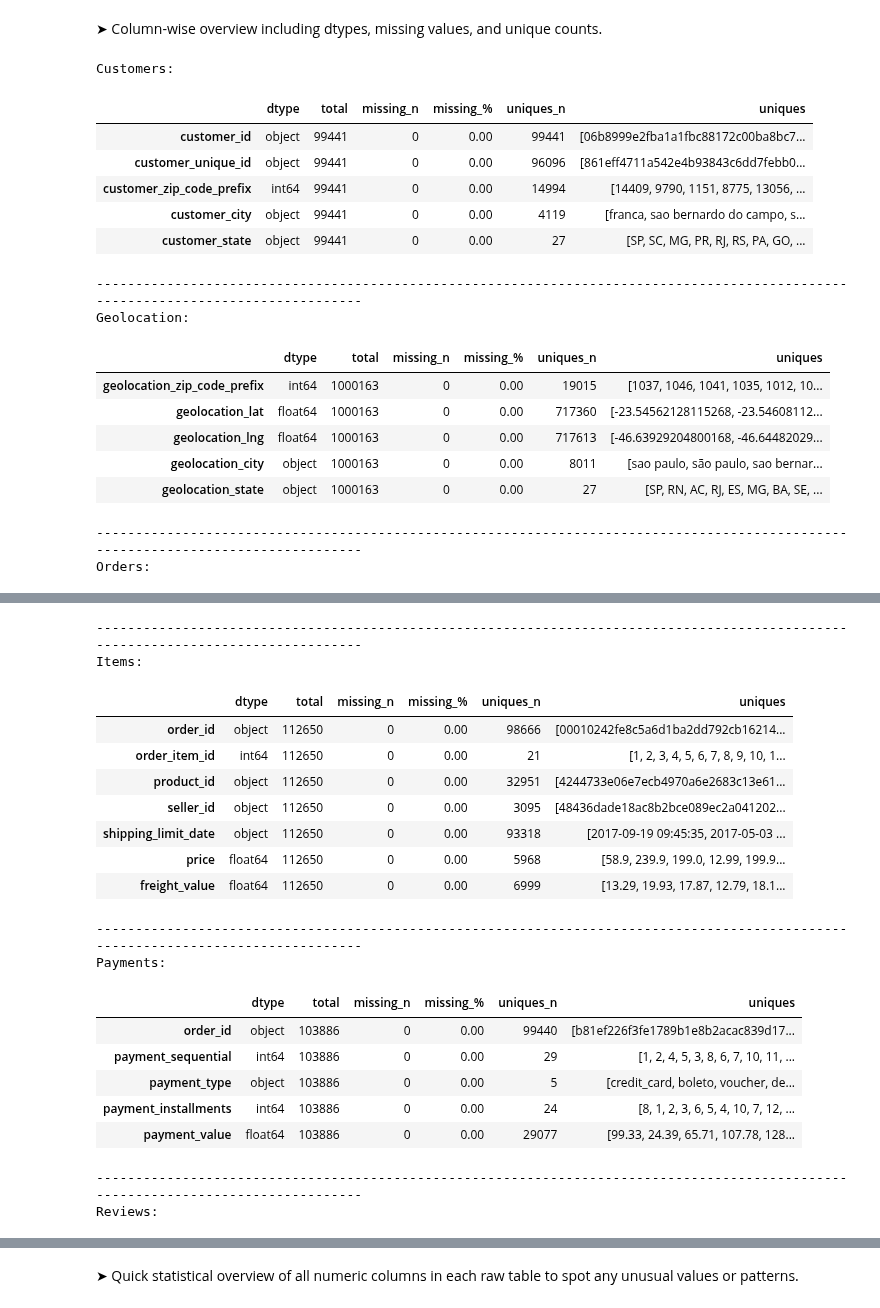
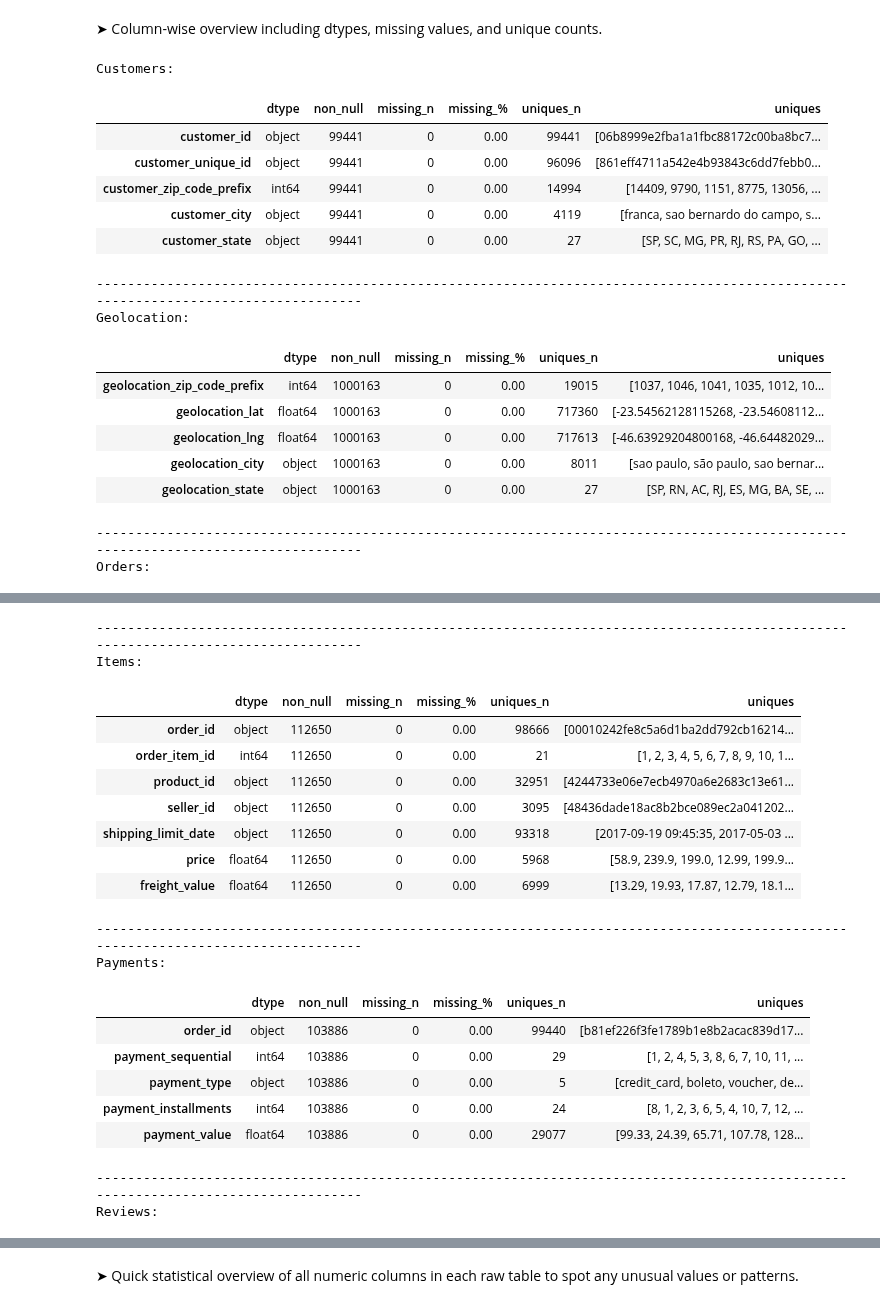
Before and after one commit to OlesyaEvseeva/customer-satisfaction-ecommerce, a Jupyter notebook: notebooks/01_data_cleaning.ipynb, the cells around one changed output, grey strips where cells are left out. Drawn from its saved outputs; the diff is of its cells as text; code cells hidden in the pictures.

```diff
--- a/notebooks/01_data_cleaning.ipynb
+++ b/notebooks/01_data_cleaning.ipynb
@@ -187,41 +163,10 @@ Reviews:
 ➤ Column-wise overview including dtypes, missing values, and unique counts.
 # %%
 # Quick overview of column properties (dtypes, missing values, uniques) for all DataFrames
-def overview(df_dict=dataframes_raw):
-    """
-    Creates and displays a column-wise overview for each DataFrame in a dictionary.
-
-    Parameters:
-        df_dict (dict): A dictionary of DataFrames (e.g., {'orders': orders, ...})
-
-    Displays:
-        For each DataFrame:
-            - Data type
-            - Non-null count
-            - Missing value count and percentage
-            - Missing value percentage
-            - Number of unique values
-            - Unique values
-    """
-    for name, df in df_dict.items():
-        print(f'{name.capitalize()}:')
-        summary = pd.DataFrame(
-                {
-                    "dtype": df.dtypes,
-                    "total": df.count(),
-                    "missing_n": df.isna().sum(),
-                    "missing_%": df.isna().mean() * 100,
-                    "uniques_n": df.nunique(),
-                    "uniques": [df[col].unique() for col in df.columns],
-                }
-        )
-        display(summary)
-        print("-"*130)
-
-overview(dataframes_raw)
+u.column_overview(dataframes_raw)
 # %% [output]
 Customers:
-|  | dtype | total | missing_n | missing_% | uniques_n | uniques |
+|  | dtype | non_null | missing_n | missing_% | uniques_n | uniques |
 | customer_id | object | 99441 | 0 | 0.00 | 99441 | [06b8999e2fba1a1fbc88172c00ba8bc7... |
 | customer_unique_id | object | 99441 | 0 | 0.00 | 96096 | [861eff4711a542e4b93843c6dd7febb0... |
 | customer_zip_code_prefix | int64 | 99441 | 0 | 0.00 | 14994 | [14409, 9790, 1151, 8775, 13056, ... |
@@ -229,7 +174,7 @@ Customers:
 | customer_state | object | 99441 | 0 | 0.00 | 27 | [SP, SC, MG, PR, RJ, RS, PA, GO, ... |
 ----------------------------------------------------------------------------------------------------------------------------------
 Geolocation:
-|  | dtype | total | missing_n | missing_% | uniques_n | uniques |
+|  | dtype | non_null | missing_n | missing_% | uniques_n | uniques |
 | geolocation_zip_code_prefix | int64 | 1000163 | 0 | 0.00 | 19015 | [1037, 1046, 1041, 1035, 1012, 10... |
 | geolocation_lat | float64 | 1000163 | 0 | 0.00 | 717360 | [-23.54562128115268, -23.54608112... |
 | geolocation_lng | float64 | 1000163 | 0 | 0.00 | 717613 | [-46.63929204800168, -46.64482029... |
@@ -248,7 +193,7 @@ Orders:
 | order_estimated_delivery_date | object | 99441 | 0 | 0.00 | 459 | [2017-10-18 00:00:00, 2018-08-13 ... |
 ----------------------------------------------------------------------------------------------------------------------------------
 Items:
-|  | dtype | total | missing_n | missing_% | uniques_n | uniques |
+|  | dtype | non_null | missing_n | missing_% | uniques_n | uniques |
 | order_id | object | 112650 | 0 | 0.00 | 98666 | [00010242fe8c5a6d1ba2dd792cb16214... |
 | order_item_id | int64 | 112650 | 0 | 0.00 | 21 | [1, 2, 3, 4, 5, 6, 7, 8, 9, 10, 1... |
 | product_id | object | 112650 | 0 | 0.00 | 32951 | [4244733e06e7ecb4970a6e2683c13e61... |
@@ -258,7 +203,7 @@ Items:
 | freight_value | float64 | 112650 | 0 | 0.00 | 6999 | [13.29, 19.93, 17.87, 12.79, 18.1... |
 ----------------------------------------------------------------------------------------------------------------------------------
 Payments:
-|  | dtype | total | missing_n | missing_% | uniques_n | uniques |
+|  | dtype | non_null | missing_n | missing_% | uniques_n | uniques |
 | order_id | object | 103886 | 0 | 0.00 | 99440 | [b81ef226f3fe1789b1e8b2acac839d17... |
 | payment_sequential | int64 | 103886 | 0 | 0.00 | 29 | [1, 2, 4, 5, 3, 8, 6, 7, 10, 11, ... |
 | payment_type | object | 103886 | 0 | 0.00 | 5 | [credit_card, boleto, voucher, de... |
```
Also changed, not shown: parts of 9 cells of this notebook.
